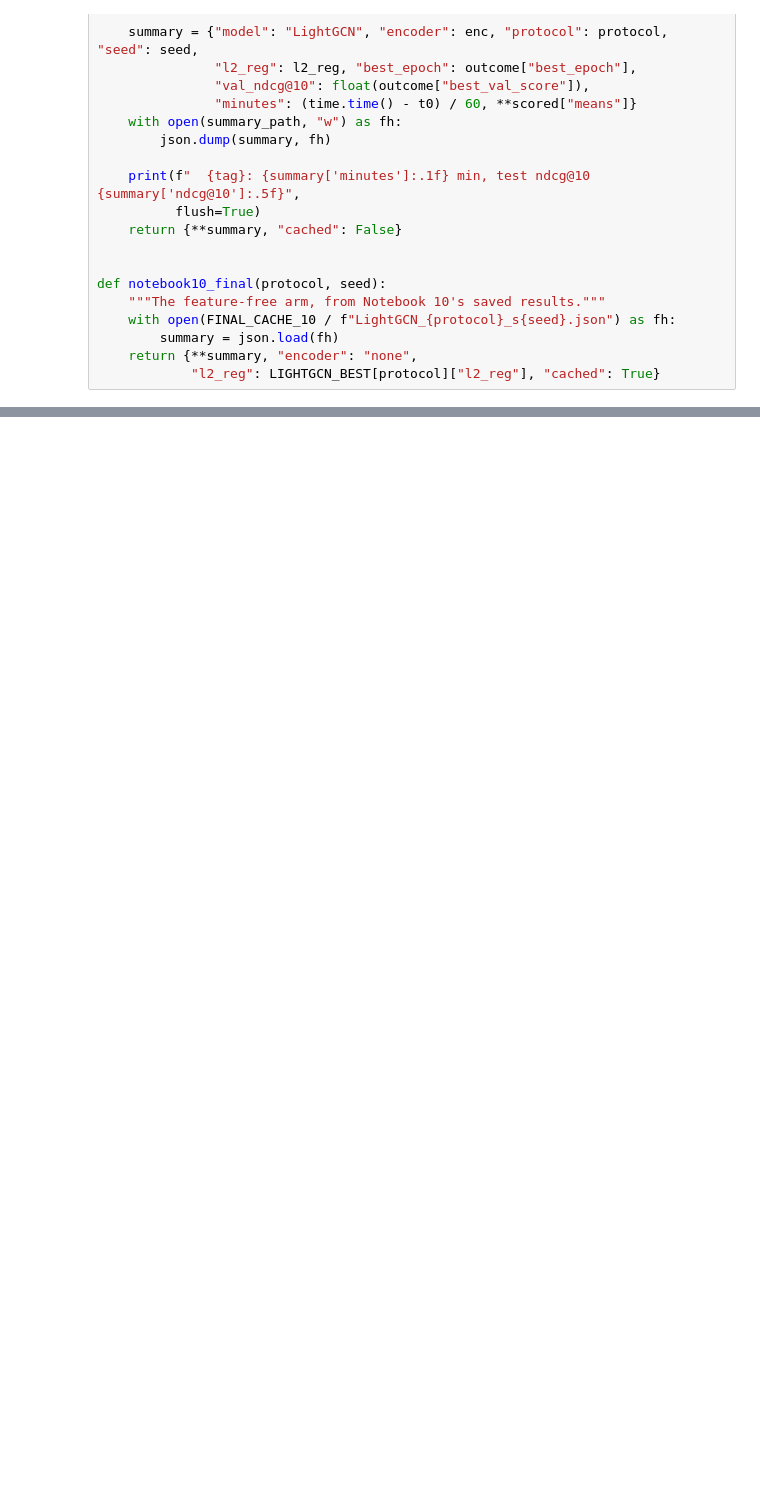
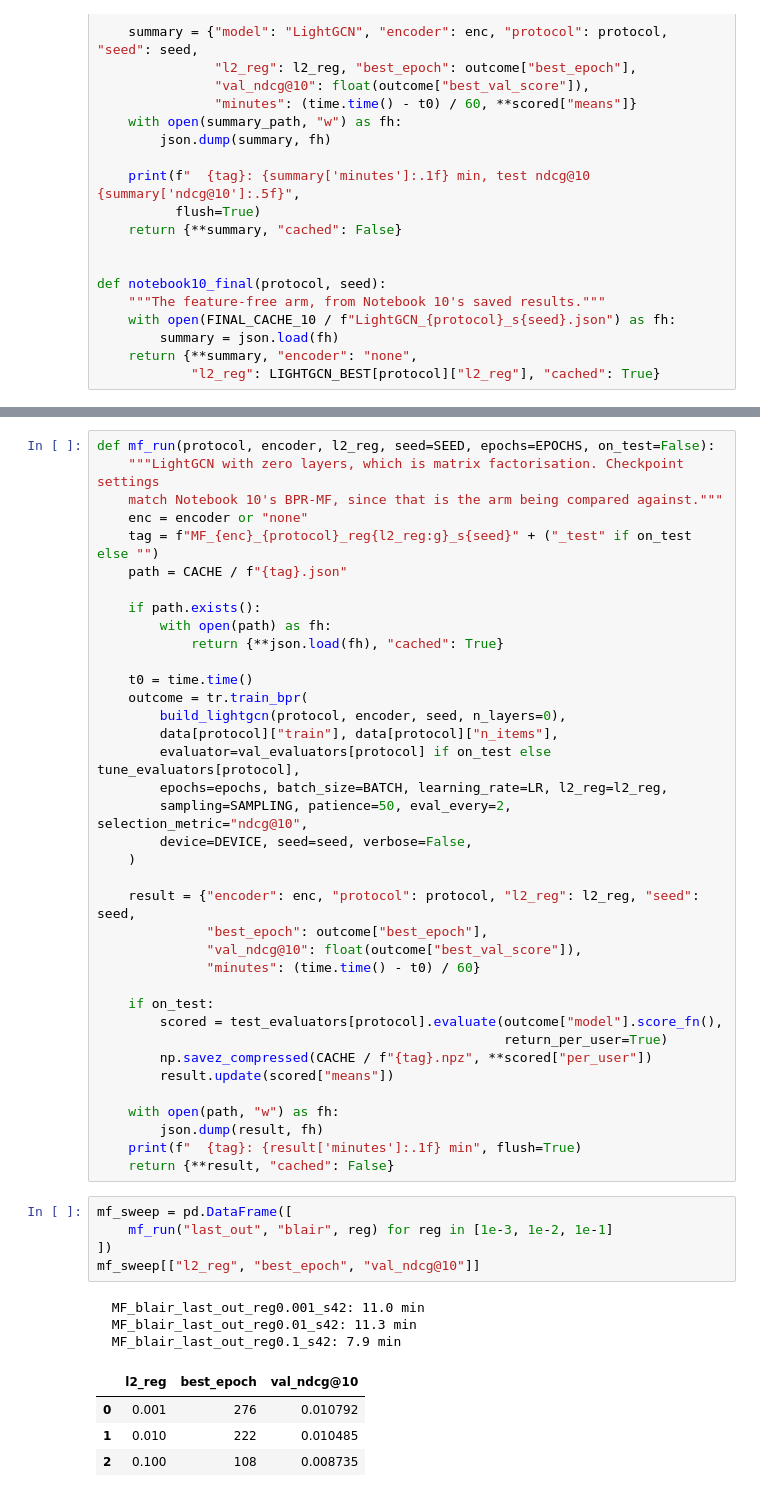
Before and after one commit to ErjonXhani/gnn-recommender-dissertation, a Jupyter notebook: notebooks/11_metadata_and_cold_start.ipynb, the cells around one changed output, grey strips where cells are left out. Cells and saved outputs as stored; diff of their text form; blank space fills up the shorter version.

```diff
--- a/notebooks/11_metadata_and_cold_start.ipynb
+++ b/notebooks/11_metadata_and_cold_start.ipynb
@@ -441,0 +418,50 @@ timestamp: 0.00158 -> 0.00230  (+45.9%)
+# %%
+def mf_run(protocol, encoder, l2_reg, seed=SEED, epochs=EPOCHS, on_test=False):
+    """LightGCN with zero layers, which is matrix factorisation. Checkpoint settings
+    match Notebook 10's BPR-MF, since that is the arm being compared against."""
+    enc = encoder or "none"
+    tag = f"MF_{enc}_{protocol}_reg{l2_reg:g}_s{seed}" + ("_test" if on_test else "")
+    path = CACHE / f"{tag}.json"
+
+    if path.exists():
+        with open(path) as fh:
+            return {**json.load(fh), "cached": True}
+
+    t0 = time.time()
+    outcome = tr.train_bpr(
+        build_lightgcn(protocol, encoder, seed, n_layers=0),
+        data[protocol]["train"], data[protocol]["n_items"],
+        evaluator=val_evaluators[protocol] if on_test else tune_evaluators[protocol],
+        epochs=epochs, batch_size=BATCH, learning_rate=LR, l2_reg=l2_reg,
+        sampling=SAMPLING, patience=50, eval_every=2, selection_metric="ndcg@10",
+        device=DEVICE, seed=seed, verbose=False,
+    )
+
+    result = {"encoder": enc, "protocol": protocol, "l2_reg": l2_reg, "seed": seed,
+              "best_epoch": outcome["best_epoch"],
+              "val_ndcg@10": float(outcome["best_val_score"]),
+              "minutes": (time.time() - t0) / 60}
+
+    if on_test:
+        scored = test_evaluators[protocol].evaluate(outcome["model"].score_fn(),
+                                                    return_per_user=True)
+        np.savez_compressed(CACHE / f"{tag}.npz", **scored["per_user"])
+        result.update(scored["means"])
+
+    with open(path, "w") as fh:
+        json.dump(result, fh)
+    print(f"  {tag}: {result['minutes']:.1f} min", flush=True)
+    return {**result, "cached": False}
+# %%
+mf_sweep = pd.DataFrame([
+    mf_run("last_out", "blair", reg) for reg in [1e-3, 1e-2, 1e-1]
+])
+mf_sweep[["l2_reg", "best_epoch", "val_ndcg@10"]]
+# %% [output]
+  MF_blair_last_out_reg0.001_s42: 11.0 min
+  MF_blair_last_out_reg0.01_s42: 11.3 min
+  MF_blair_last_out_reg0.1_s42: 7.9 min
+|  | l2_reg | best_epoch | val_ndcg@10 |
+| 0 | 0.001 | 276 | 0.010792 |
+| 1 | 0.010 | 222 | 0.010485 |
+| 2 | 0.100 | 108 | 0.008735 |
```
Also changed, not shown: parts of 35 cells of this notebook, 57 other files.
